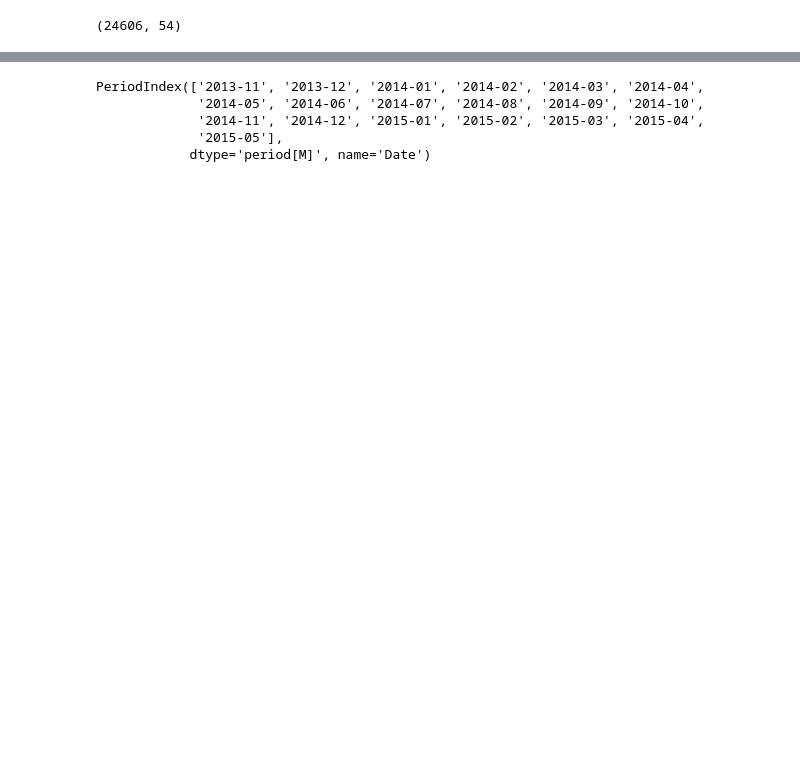
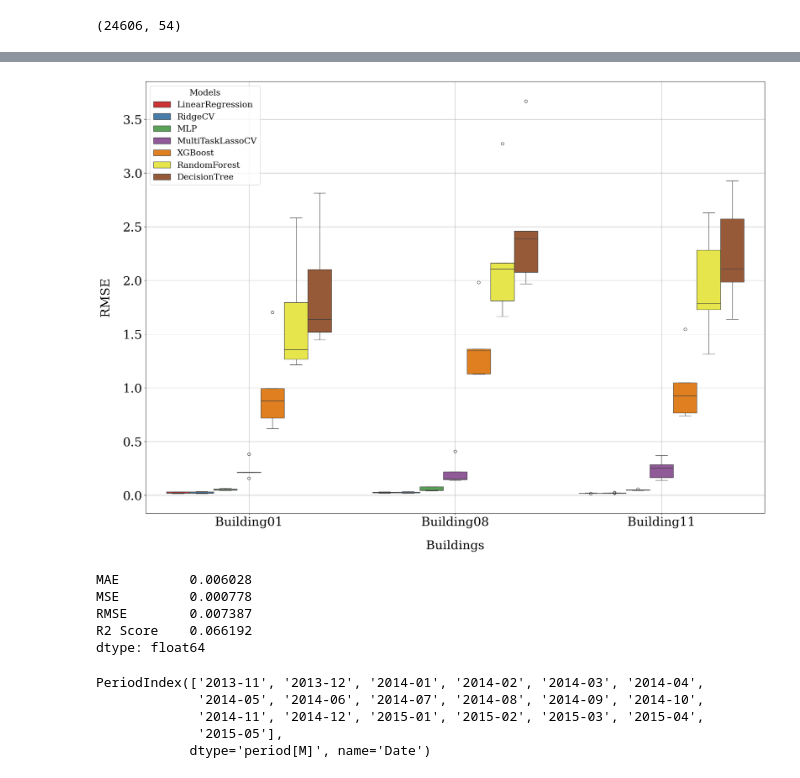
Before and after one commit to shivanikhandelwal2001/Data-Driven-Simulation, a Jupyter notebook: try.ipynb, the cells around one changed output, grey strips where cells are left out. Saved outputs shown, nothing was run; the diff lists cells and outputs as text; code cells hidden in the pictures; blank space fills up the shorter version.

```diff
--- a/try.ipynb
+++ b/try.ipynb
@@ -73,3 +76,5 @@ target_columns = [
         for col in data.columns
         if any(col.endswith(word) for word in ["Air_temperature", "Relative_humidity"])
     ]
+# %%
+plt.rcParams.update({'font.size': 14, 'font.family': 'serif'})
@@ -75,0 +101,64 @@ target_columns = [
+# %%
+import pandas as pd
+import seaborn as sns
+import matplotlib.pyplot as plt
+
+# Define model names and file paths for all three buildings
+model_names = [
+    "LinearRegression",
+    "RidgeCV",
+    "MultiTaskLassoCV",
+    "DecisionTree",
+    "RandomForest",
+    "XGBoost",
+    "MLP"
+]
+
+buildings = ["Building01", "Building08", "Building11"]
+
+# Combine data from all buildings
+all_data = []
+
+for building in buildings:
+    for model in model_names:
+        file_path = f"reports/predictions/{building}_{model}_metrics.csv"
+        df = pd.read_csv(file_path)
+        df["model"] = model
+        df["building"] = building
+        all_data.append(df)
+
+# Concatenate all data
+data = pd.concat(all_data, ignore_index=True)
+data = data.sort_values(by=['building', 'RMSE'], ascending=True)
+
+# Plot settings
+fontsize = 26
+lineWidth = 3
+borderwidth = 2
+legend_fontsize = 18
+
+plt.figure(figsize=(20, 15))
+sns.boxplot(x="building", y='RMSE', hue="model", data=data, palette="Set1")
+plt.xlabel('Buildings', fontsize=fontsize, labelpad=25)
+plt.ylabel('RMSE', fontsize=fontsize, labelpad=25)
+plt.xticks(fontsize=fontsize)
+plt.yticks(fontsize=fontsize)
+plt.legend(title='Models', fontsize=legend_fontsize, title_fontsize=legend_fontsize)
+plt.grid(True)
+
+plt.tight_layout(rect=[0, 0, 1, 0.95])
+
+# Save plot
+plt.savefig('reports/figures/buildings_rmse_comparison.pdf', dpi=300, format="pdf")
+plt.show()
+plt.close()
+# %% [output]
+[figure, added]
+# %%
+metrics_std
+# %% [output]
+MAE         0.006028
+MSE         0.000778
+RMSE        0.007387
+R2 Score    0.066192
+dtype: float64
```
Also changed, not shown: parts of 19 cells of this notebook, 10 other files.
